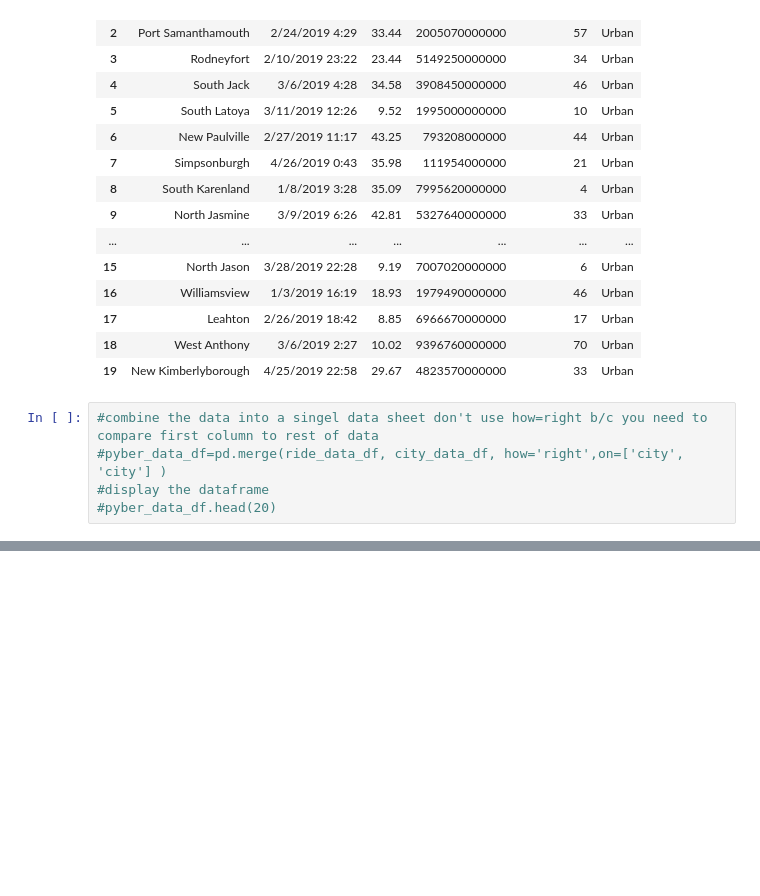
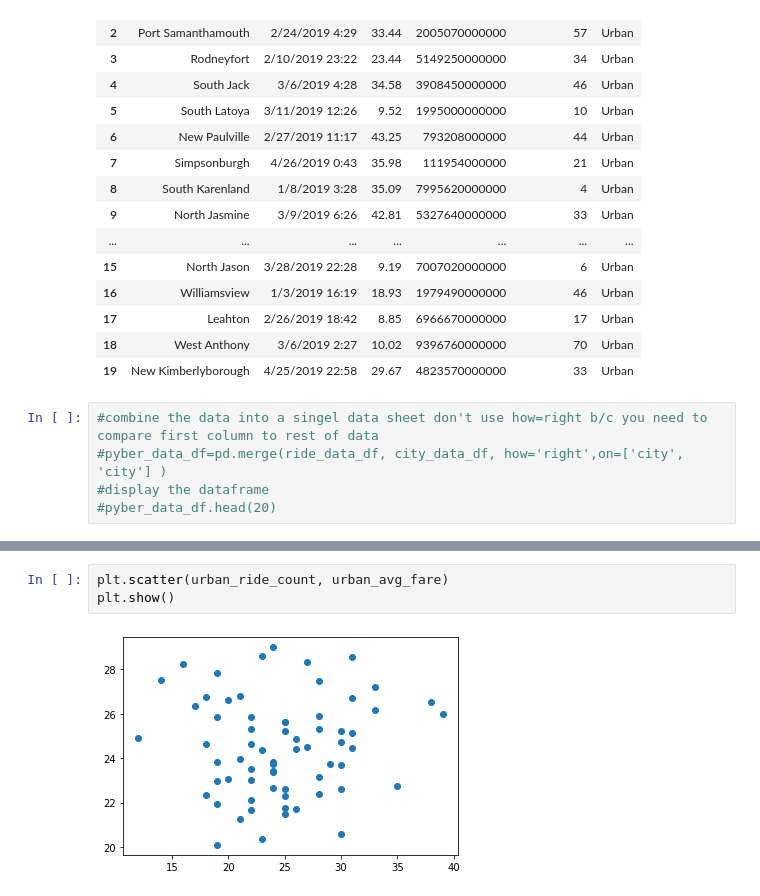
Before and after one commit to cangl008/PyBer_Analysis, a Jupyter notebook: Pyber.ipynb, the cells around one changed output, grey strips where cells are left out. Saved outputs shown, nothing was run; the diff lists cells and outputs as text; blank space fills up the shorter version.

```diff
--- a/Pyber.ipynb
+++ b/Pyber.ipynb
@@ -139,0 +222,5 @@ pyber_data_df.head(20)
+# %%
+plt.scatter(urban_ride_count, urban_avg_fare)
+plt.show()
+# %% [output]
+[figure, added]
```
Also changed, not shown: parts of 20 cells of this notebook, 2 other files.
